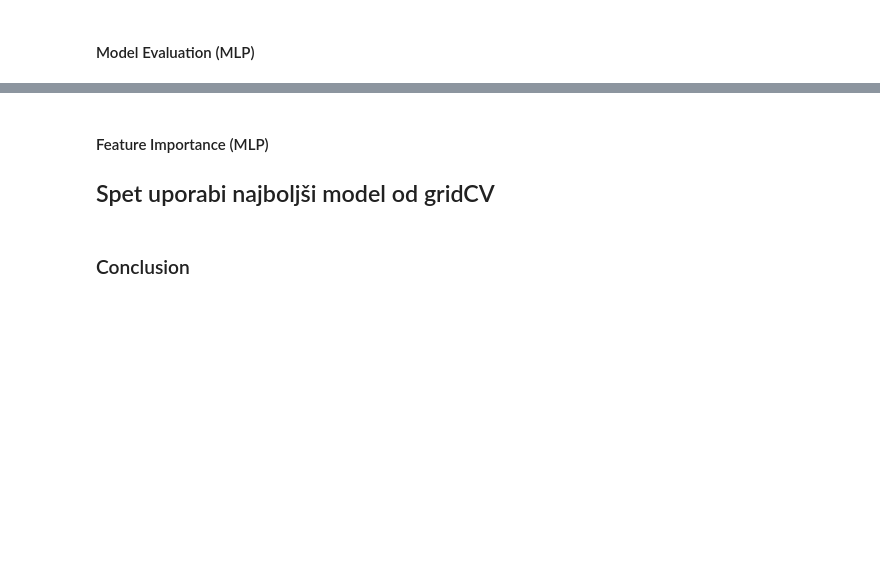
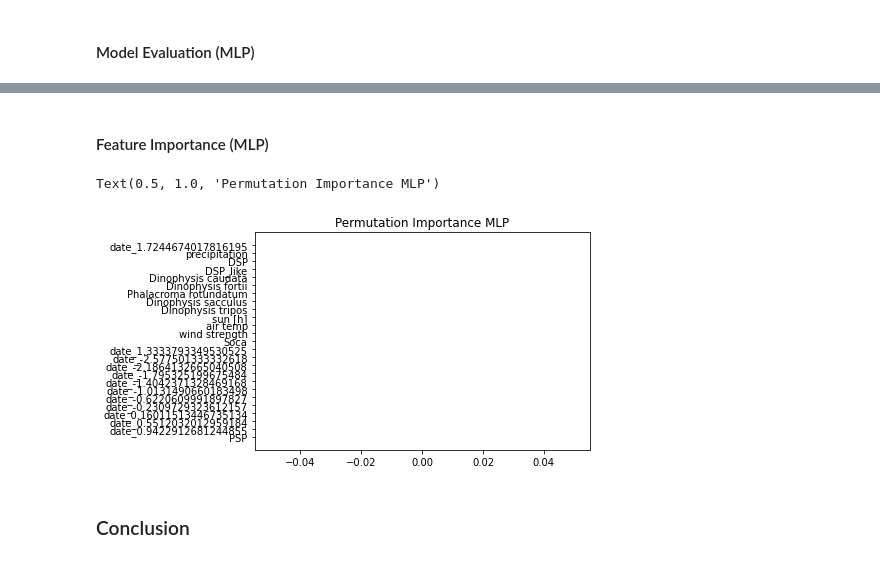
Before and after one commit to MartinMarzi/HABTox-predictor, a Jupyter notebook: HAB_modelling_5_0_0.ipynb, the cells around one changed output, grey strips where cells are left out. Saved outputs shown, nothing was run; the diff lists cells and outputs as text; code cells hidden in the pictures; blank space fills up the shorter version.

```diff
--- a/HAB_modelling_5_0_0.ipynb
+++ b/HAB_modelling_5_0_0.ipynb
@@ -446,29 +488,26 @@ display(results.sort_values(by=[f'rank_test_recall']).transpose())
 # %% [markdown]
 #### Feature Importance (MLP)
-
-## Spet uporabi najboljši model od gridCV
 # %%
-# Feature importance of model (RandomForest) with three methods (no cross-validation!)
-from sklearn.model_selection import train_test_split
-from sklearn.ensemble import RandomForestClassifier
-from sklearn.inspection import permutation_importance
-import shap
-from sklearn.neural_network import MLPClassifier
-from matplotlib import pyplot as plt
+# Feature importance of model (MLP)  (no cross-validation!)
+
 fig, (ax2) = plt.subplots(1, 1)
 plt.subplots_adjust(wspace=1.3)
 
-# Split data and fit model
-X_train, X_test, y_train, y_test = train_test_split(X, y, test_size=0.3, random_state=1)
-MLP = MLPClassifier(solver='lbfgs', hidden_layer_sizes=(20,10), max_iter=3000, random_state=1)
+# MLP = gscv.best_estimator_.steps[2][1]
+
+X_train, X_test, y_train, y_test = train_test_split(Xohe, y, test_size=0.3, random_state=1)
+MLP = MLPClassifier(solver='lbfgs', hidden_layer_sizes=(2,2), max_iter=5000, random_state=1)
 MLP.fit(X_train, y_train)
 
 # Get feature importance with Permutation Based Feature Importance (randomly shuffles each feature and compute the
 # change in the model’s performance. The features which impact the performance the most are the most important one).
 perm_importance = permutation_importance(MLP, X_test, y_test)
 perm_sorted_idx = perm_importance.importances_mean.argsort()
-x2 = X.columns[perm_sorted_idx]
+x2 = Xohe.columns[perm_sorted_idx]
 y2 = perm_importance.importances_mean[perm_sorted_idx]
 ax2.barh(x2, y2)
 ax2.set_title("Permutation Importance MLP")
+# %% [output]
+Text(0.5, 1.0, 'Permutation Importance MLP')
+[figure, added]
 # %%
```
Also changed, not shown: parts of 19 cells of this notebook, 3 other files.
